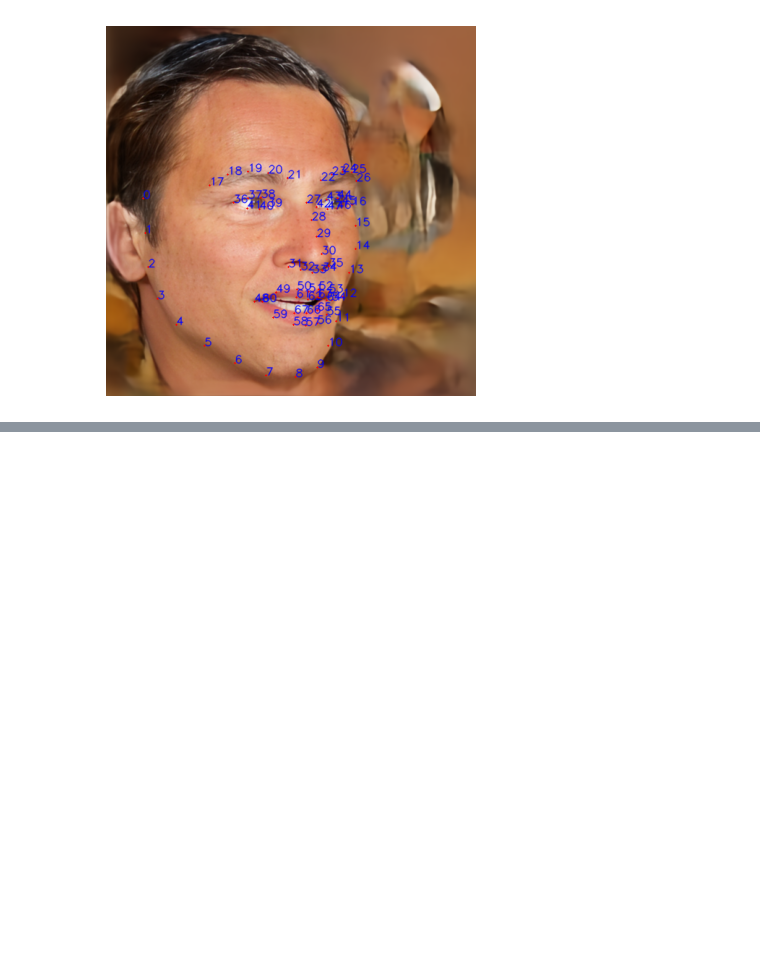
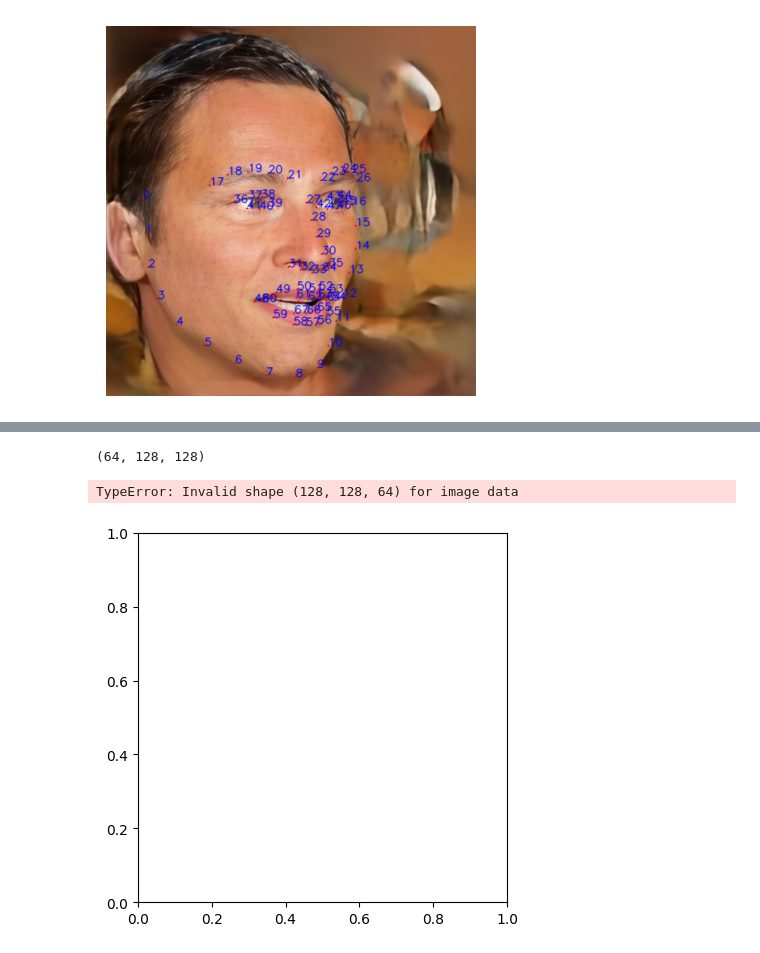
Before and after one commit to Sanoojan/Paint_for_swap, a Jupyter notebook: analyse.ipynb, the cells around one changed output, grey strips where cells are left out. Cells and saved outputs as stored; diff of their text form; code cells hidden in the pictures; blank space fills up the shorter version.

```diff
--- a/analyse.ipynb
+++ b/analyse.ipynb
@@ -269,0 +397,12 @@ plt.show()
+# %%
+img.shape
+# %% [output]
+(64, 128, 128)
+# %%
+# display img
+
+import matplotlib.pyplot as plt
+plt.imshow(img.transpose(1,2,0))
+# %% [output]
+TypeError: Invalid shape (128, 128, 64) for image data
+[figure, added]
```
Also changed, not shown: parts of 2 cells of this notebook, 17 other files.
